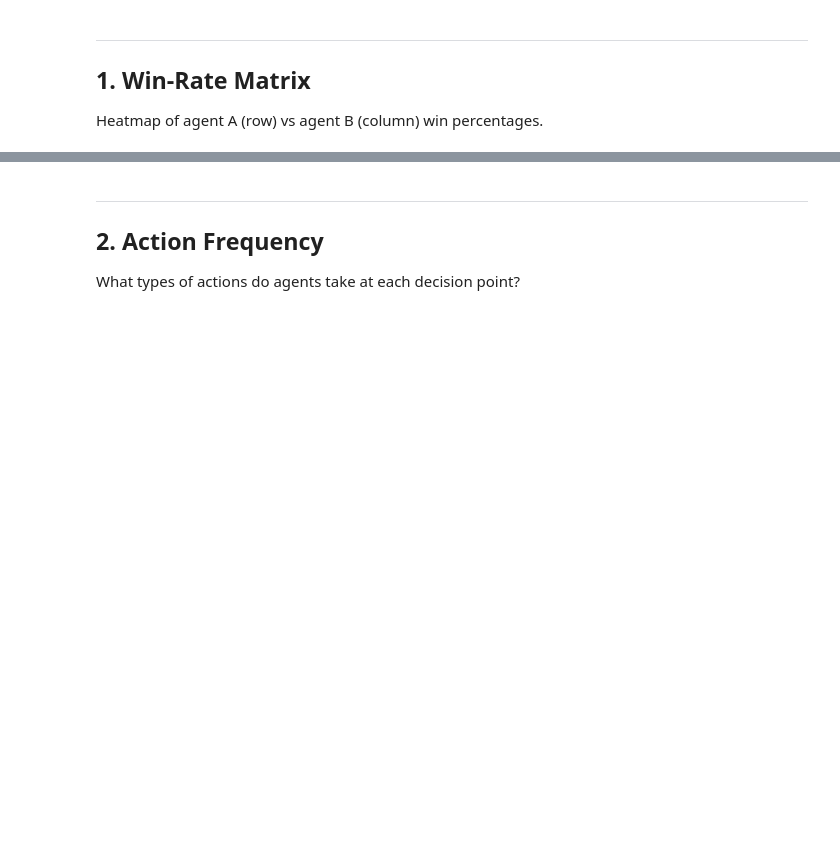
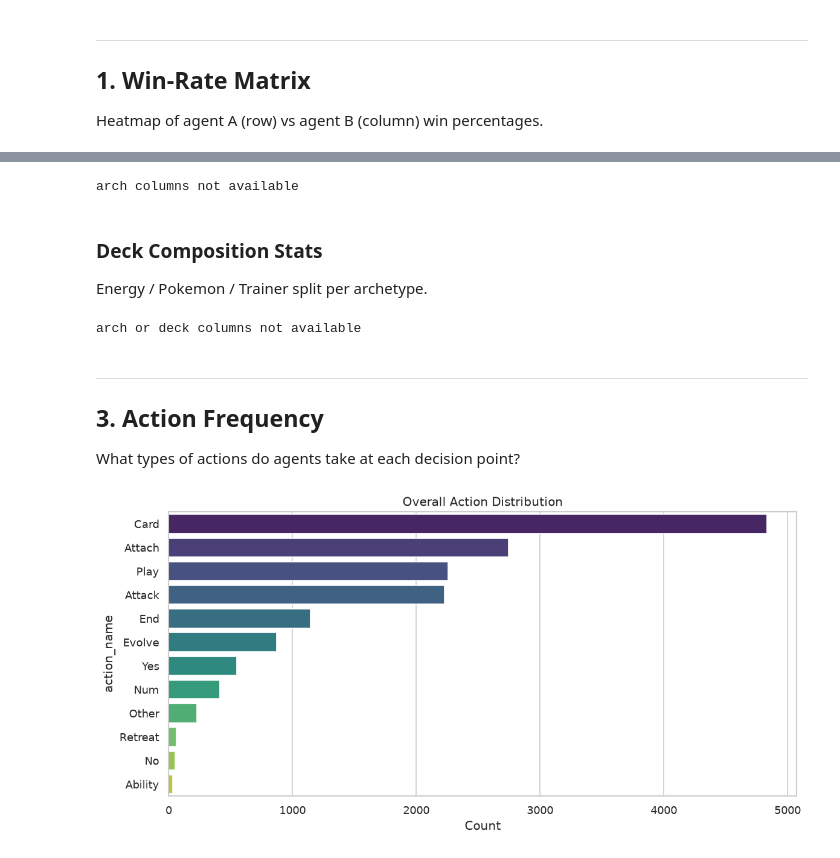
Before and after one commit to RickArko/kcom-pokemon, a Jupyter notebook: notebooks/match_analysis.ipynb, the cells around one changed output, grey strips where cells are left out. Saved outputs shown, nothing was run; the diff lists cells and outputs as text; code cells hidden in the pictures; blank space fills up the shorter version.

Commit message:
render match analysis nb outputs and classify opponent deck

```diff
--- a/notebooks/match_analysis.ipynb
+++ b/notebooks/match_analysis.ipynb
@@ -53,27 +100,96 @@ if results is not None:
+# %%
+if results is not None and "arch0" in results.columns:
+    from pokemon.card_db import get_card_db
+    from pokemon.deck_analysis import card_frequencies
+
+    db = get_card_db(use_engine=False)
+
+    # Collect all deck lists grouped by archetype
+    decks_by_arch = {}
+    for _, row in results.iterrows():
+        arch = row.get("arch0", "unknown")
+        decks_by_arch.setdefault(arch, [])
+
+    for arch, deck_list in sorted(decks_by_arch.items()):
+        if not deck_list:
+            continue
+        freqs = card_frequencies(deck_list, db, top_n=10)
+        print(f"\nTop cards in {arch} ({len(deck_list)} decks):")
+        for f in freqs:
+            print(f"  {f['card_id']:>5} {f['name']:<30} {f['pct_decks']:>5.1f}% of decks  ({f['total_copies']} copies)")
+else:
+    print("arch columns not available")
+# %% [output]
+arch columns not available
+# %% [markdown]
+### Deck Composition Stats
+
+Energy / Pokemon / Trainer split per archetype.
+# %%
+if results is not None and "arch0" in results.columns:
+    from pokemon.card_db import get_card_db
+    from pokemon.deck_analysis import deck_summary
+
+    db = get_card_db(use_engine=False)
+
+    # Compute composition for each deck in results
+    comps = []
+    for _, row in results.iterrows():
+        for side in ["0", "1"]:
+            deck_col = f"deck{side}"
+            arch_col = f"arch{side}"
+            if deck_col not in results.columns or arch_col not in results.columns:
+                continue
+            deck = row.get(deck_col)
+            if deck is None or not isinstance(deck, list):
+                continue
+            summary = deck_summary(deck, db)
+            comps.append({
+                "archetype": row.get(arch_col, "unknown"),
+                "energy_pct": summary["energy_pct"],
+                "pokemon_pct": summary["pokemon_pct"],
+                "trainer_pct": summary["trainer_pct"],
+                "n_pokemon": summary["n_pokemon"],
+                "n_ex": summary["n_ex"],
+            })
+
+    if comps:
+        df_comp = pd.DataFrame(comps)
+
+        plt.figure(figsize=(10, 5))
+        comp_plot = df_comp.groupby("archetype")[["energy_pct", "pokemon_pct", "trainer_pct"]].mean()
+        comp_plot.plot(kind="bar", stacked=True, colormap="Set2", ax=plt.gca())
+        plt.title("Average Deck Composition by Archetype")
+        plt.ylabel("Percentage of Deck")
+        plt.xticks(rotation=45)
+        plt.tight_layout()
+        plt.show()
+else:
+    print("arch or deck columns not available")
+# %% [output]
+arch or deck columns not available
 # %% [markdown]
 ---
-## 2. Action Frequency
+## 3. Action Frequency
 
 What types of actions do agents take at each decision point?
 # %%
 if frames is not None:
     OPT_NAMES = {
         0: "Num", 1: "Yes", 2: "No", 3: "Card", 7: "Play",
         8: "Attach", 9: "Evolve", 10: "Ability", 11: "Discard",
         12: "Retreat", 13: "Attack", 14: "End", 15: "Skill",
     }
     frames["action_name"] = frames["chosen_type"].map(OPT_NAMES).fillna("Other")
 
-    # Merge agent names from results
-    # frames don't carry agent names, so we infer from match_id prefix (approximate)
-    m = frames[["match_id", "action_name"]].copy()
-    # Just show overall distribution
     counts = frames["action_name"].value_counts()
     plt.figure(figsize=(10, 5))
     sns.barplot(x=counts.values, y=counts.index, hue=counts.index, palette="viridis", legend=False)
     plt.xlabel("Count")
     plt.title("Overall Action Distribution")
     plt.tight_layout()
     plt.show()
+# %% [output]
+[figure, added]
 # %%
 if frames is not None and results is not None:
```
Also changed, not shown: parts of 24 cells of this notebook, 1 other file.
